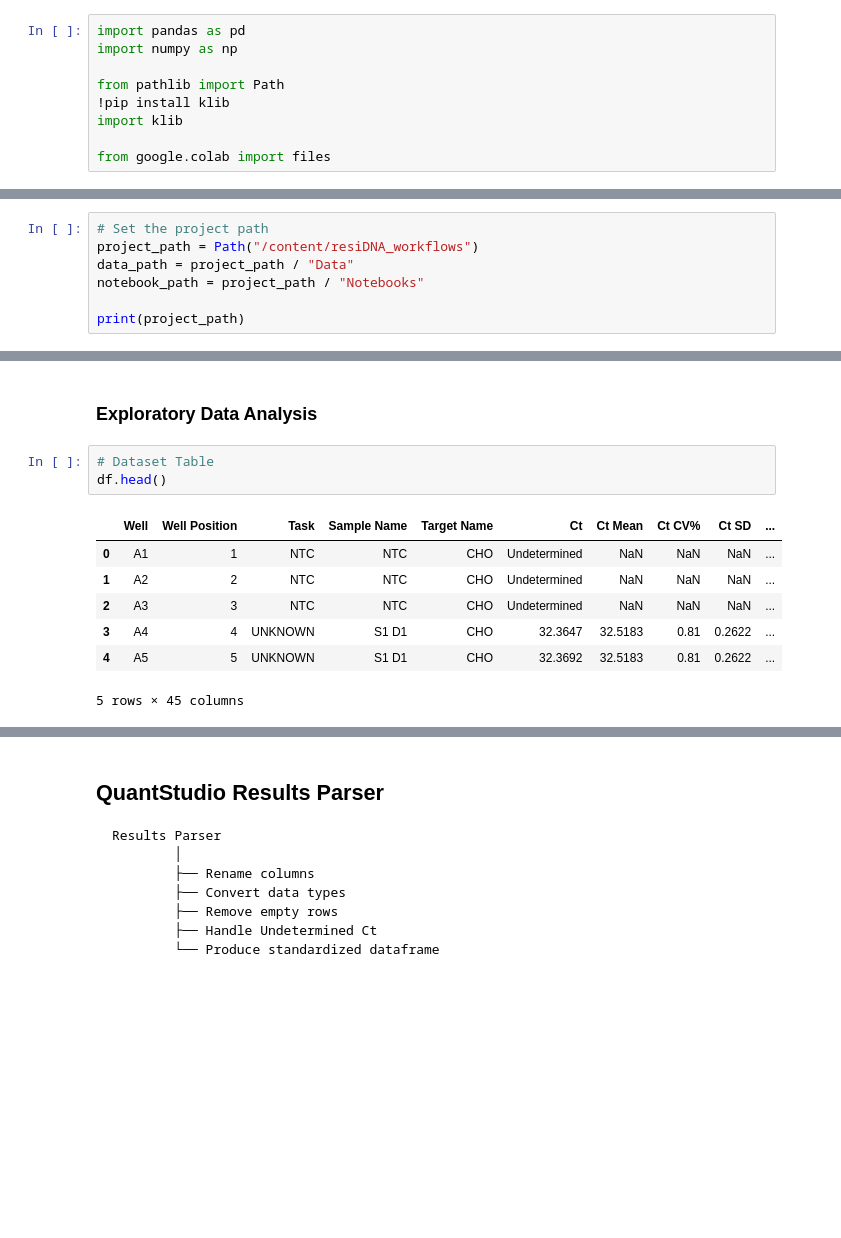
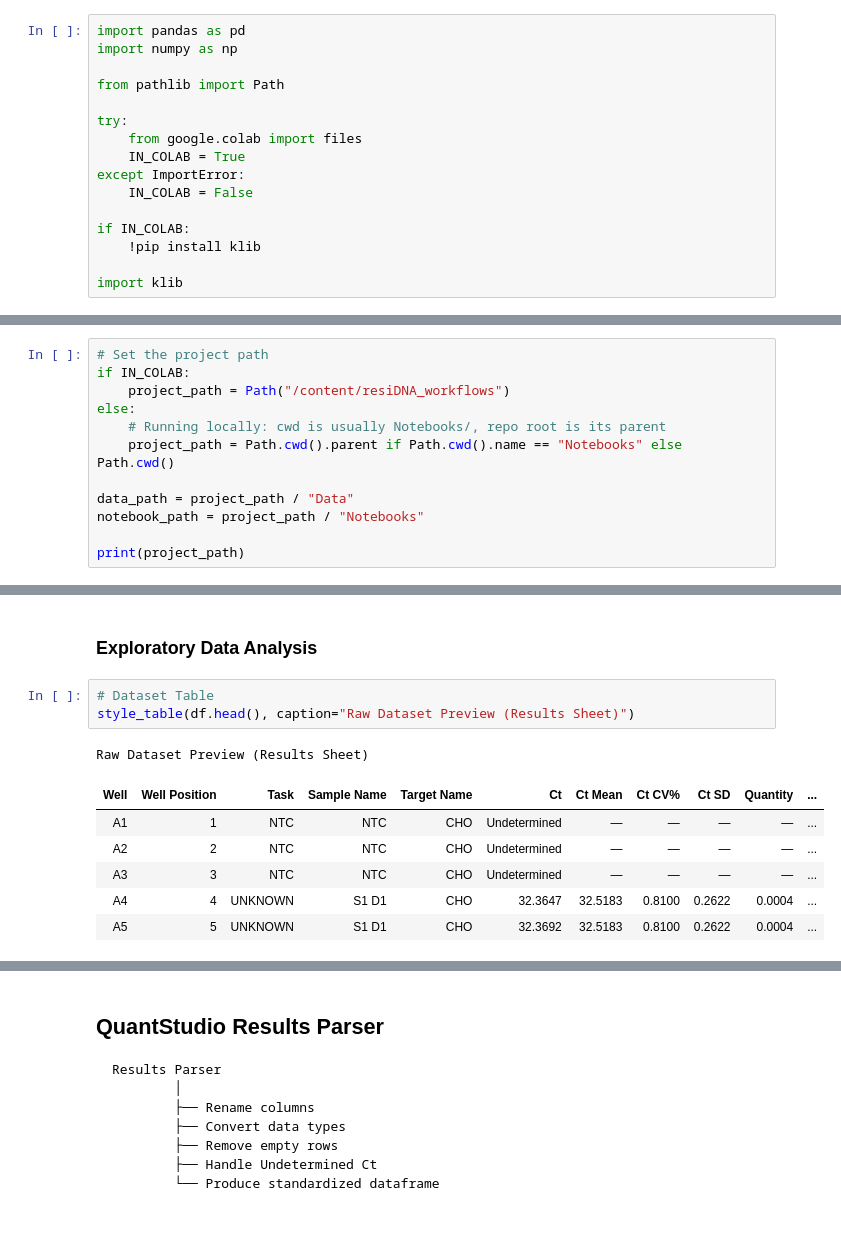
Before and after one commit to GabiRivera0011/resiDNA_workflows, a Jupyter notebook: Notebooks/01_Phase I.ipynb, the cells around one changed output, grey strips where cells are left out. Saved outputs shown, nothing was run; the diff lists cells and outputs as text; blank space fills up the shorter version.

```diff
--- a/Notebooks/01_Phase I.ipynb
+++ b/Notebooks/01_Phase I.ipynb
@@ -13,7 +13,14 @@ import pandas as pd
 import numpy as np
 
 from pathlib import Path
-!pip install klib
+
+try:
+    from google.colab import files
+    IN_COLAB = True
+except ImportError:
+    IN_COLAB = False
+
+if IN_COLAB:
+    !pip install klib
+
 import klib
-
-from google.colab import files
@@ -55,6 +37,11 @@ Resolving deltas: 100% (15/15), done.
 # %%
 # Set the project path
-project_path = Path("/content/resiDNA_workflows")
+if IN_COLAB:
+    project_path = Path("/content/resiDNA_workflows")
+else:
+    # Running locally: cwd is usually Notebooks/, repo root is its parent
+    project_path = Path.cwd().parent if Path.cwd().name == "Notebooks" else Path.cwd()
+
 data_path = project_path / "Data"
 notebook_path = project_path / "Notebooks"
 
@@ -170,15 +213,15 @@ Standard Curve Regression Statistics
 ### Exploratory Data Analysis
 # %%
 # Dataset Table
-df.head()
+style_table(df.head(), caption="Raw Dataset Preview (Results Sheet)")
 # %% [output]
+Raw Dataset Preview (Results Sheet)
-|  | Well | Well Position | Task | Sample Name | Target Name | Ct | Ct Mean | Ct CV% | Ct SD | ... |
-| 0 | A1 | 1 | NTC | NTC | CHO | Undetermined | NaN | NaN | NaN | ... |
-| 1 | A2 | 2 | NTC | NTC | CHO | Undetermined | NaN | NaN | NaN | ... |
-| 2 | A3 | 3 | NTC | NTC | CHO | Undetermined | NaN | NaN | NaN | ... |
-| 3 | A4 | 4 | UNKNOWN | S1 D1 | CHO | 32.3647 | 32.5183 | 0.81 | 0.2622 | ... |
-| 4 | A5 | 5 | UNKNOWN | S1 D1 | CHO | 32.3692 | 32.5183 | 0.81 | 0.2622 | ... |
+| Well | Well Position | Task | Sample Name | Target Name | Ct | Ct Mean | Ct CV% | Ct SD | Quantity | ... |
+| A1 | 1 | NTC | NTC | CHO | Undetermined | — | — | — | — | ... |
+| A2 | 2 | NTC | NTC | CHO | Undetermined | — | — | — | — | ... |
+| A3 | 3 | NTC | NTC | CHO | Undetermined | — | — | — | — | ... |
+| A4 | 4 | UNKNOWN | S1 D1 | CHO | 32.3647 | 32.5183 | 0.8100 | 0.2622 | 0.0004 | ... |
+| A5 | 5 | UNKNOWN | S1 D1 | CHO | 32.3692 | 32.5183 | 0.8100 | 0.2622 | 0.0004 | ... |
-5 rows × 45 columns
 # %%
 # Dataset General Information
 df.info()
```
Also changed, not shown: parts of 45 cells of this notebook, 1 other file.
